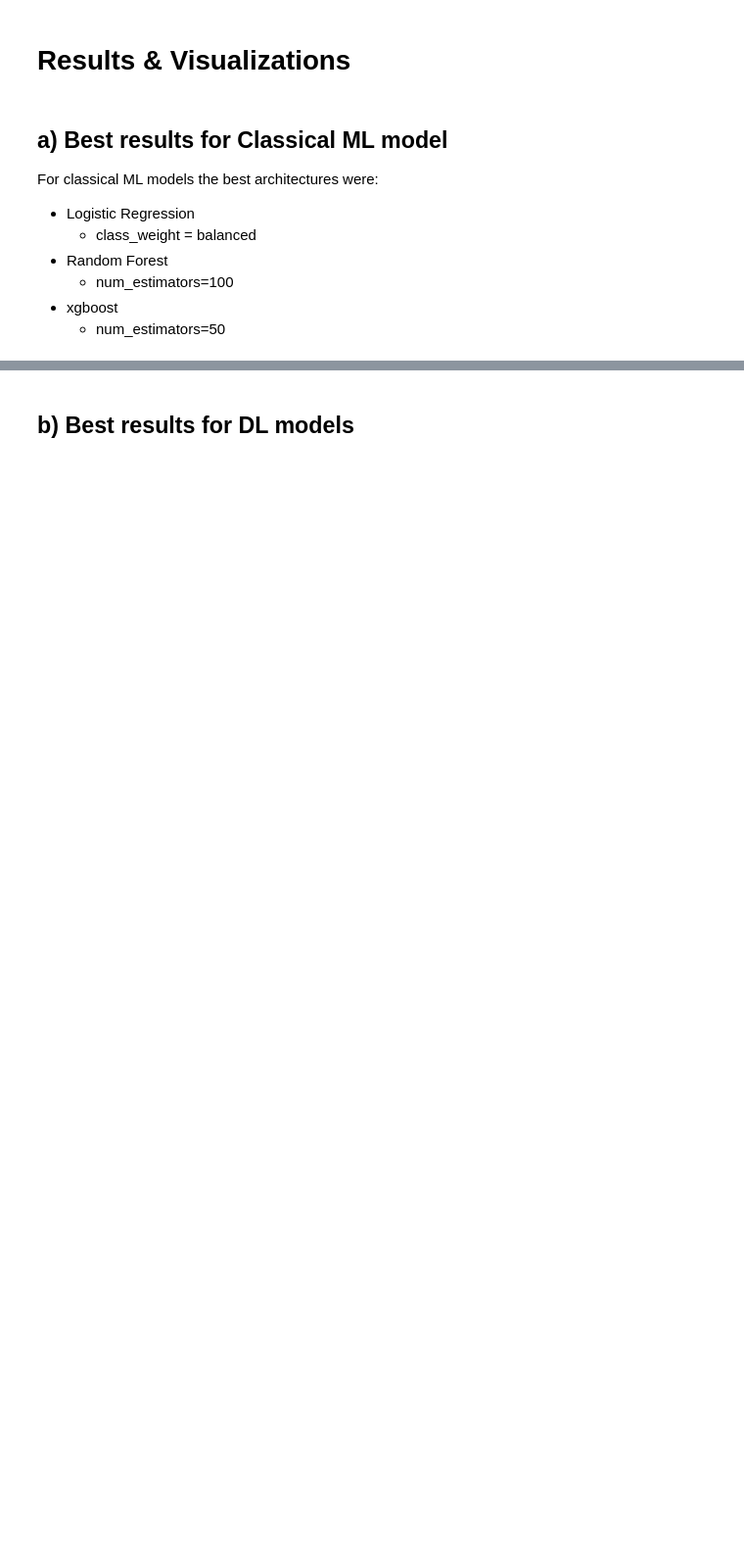
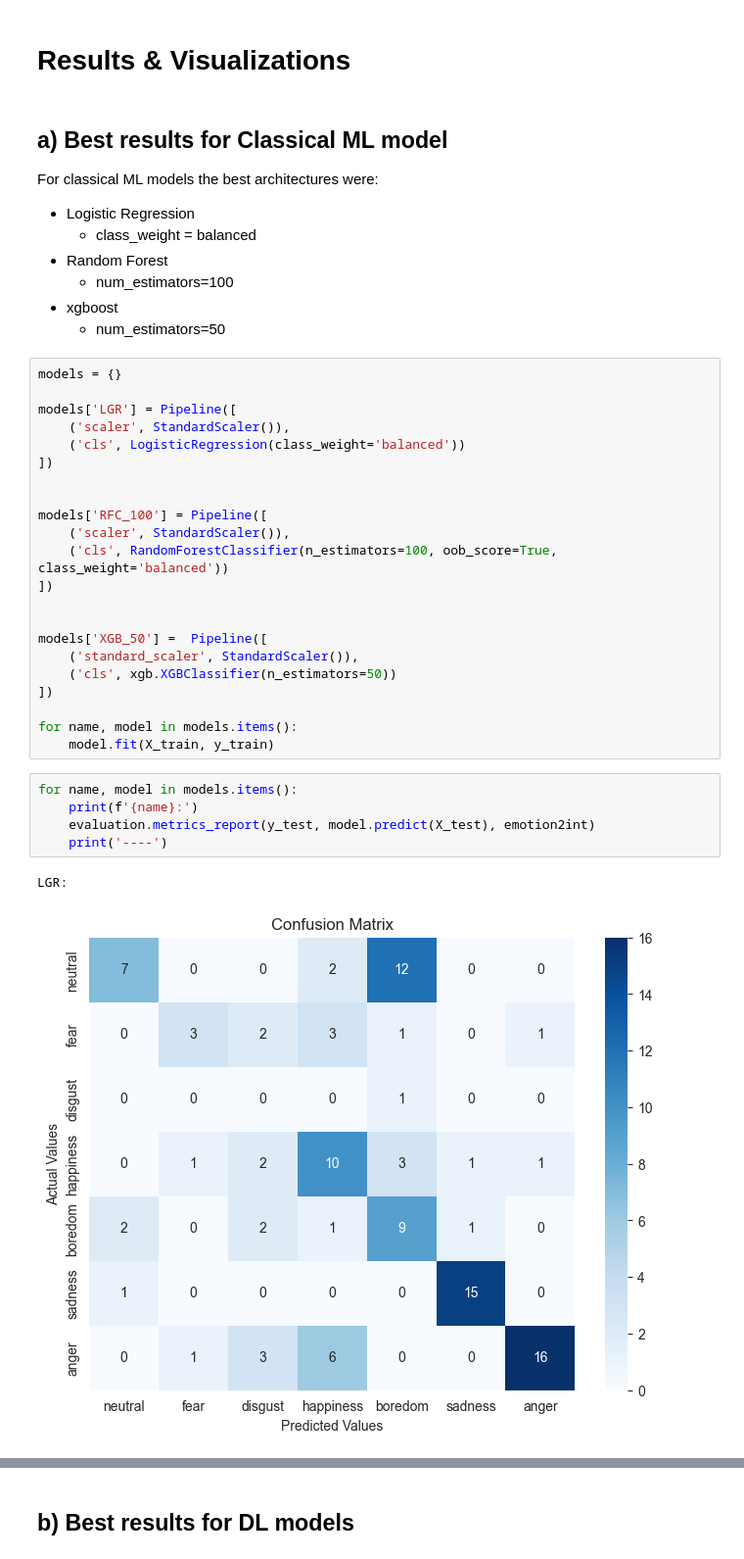
Before and after one commit to bonells96/speech_emotion_classification, a Jupyter notebook: Report_SER.ipynb, the cells around one changed output, grey strips where cells are left out. Shown at 98% size. Saved outputs shown, nothing was run; the diff lists cells and outputs as text; blank space fills up the shorter version.

Commit message:
update report

```diff
--- a/Report_SER.ipynb
+++ b/Report_SER.ipynb
@@ -498,3 +498,33 @@ For classical ML models the best architectures were:
     - num_estimators=100
 - xgboost
     - num_estimators=50
+# %%
+models = {}
+
+models['LGR'] = Pipeline([
+    ('scaler', StandardScaler()),
+    ('cls', LogisticRegression(class_weight='balanced'))
+])
+
+
+models['RFC_100'] = Pipeline([
+    ('scaler', StandardScaler()),
+    ('cls', RandomForestClassifier(n_estimators=100, oob_score=True, class_weight='balanced'))
+])
+
+
+models['XGB_50'] =  Pipeline([
+    ('standard_scaler', StandardScaler()),
+    ('cls', xgb.XGBClassifier(n_estimators=50))
+])
+
+for name, model in models.items():
+    model.fit(X_train, y_train)
+# %%
+for name, model in models.items():
+    print(f'{name}:')
+    evaluation.metrics_report(y_test, model.predict(X_test), emotion2int)
+    print('----')
+# %% [output]
+LGR:
+[figure, added]
```
Also changed, not shown: parts of 6 cells of this notebook.
